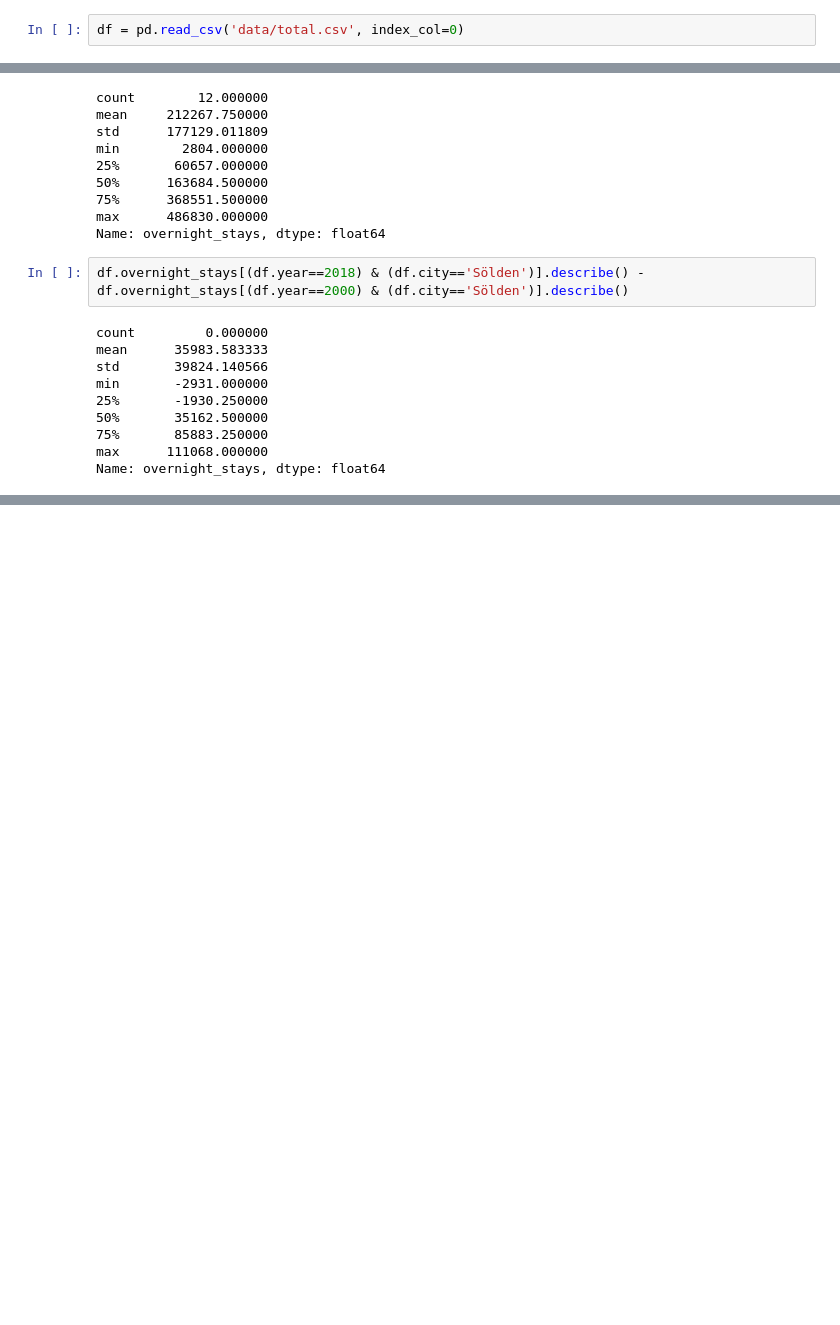
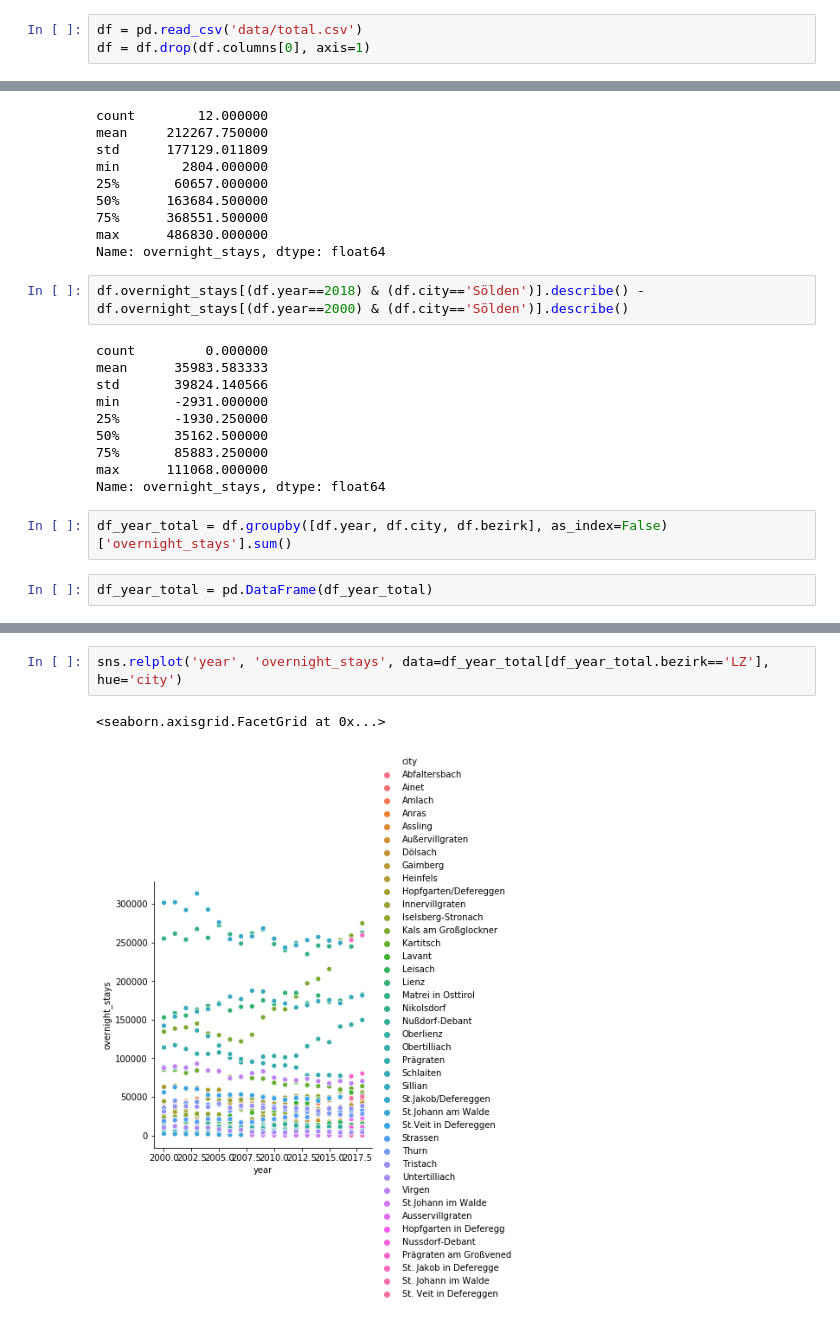
Before and after one commit to thomashon/tourism-analysis-tyrol, a Jupyter notebook: 3-analyses.ipynb, the cells around one changed output, grey strips where cells are left out. Cells and saved outputs as stored; diff of their text form; blank space fills up the shorter version.

Commit message:
groupby

```diff
--- a/3-analyses.ipynb
+++ b/3-analyses.ipynb
@@ -3,7 +3,8 @@ import pandas as pd
 import numpy as np
 import seaborn as sns
 # %%
-df = pd.read_csv('data/total.csv', index_col=0)
+df = pd.read_csv('data/total.csv')
+df = df.drop(df.columns[0], axis=1)
 # %%
 df.head()
 # %% [output]
@@ -101,3 +102,7 @@ min       -2931.000000
 75%       85883.250000
 max      111068.000000
 Name: overnight_stays, dtype: float64
+# %%
+df_year_total = df.groupby([df.year, df.city, df.bezirk], as_index=False)['overnight_stays'].sum()
+# %%
+df_year_total = pd.DataFrame(df_year_total)
@@ -103,0 +130,5 @@ Name: overnight_stays, dtype: float64
+# %%
+sns.relplot('year', 'overnight_stays', data=df_year_total[df_year_total.bezirk=='LZ'], hue='city')
+# %% [output]
+<seaborn.axisgrid.FacetGrid at 0x...>
+[figure, added]
```
Also changed, not shown: parts of 5 cells of this notebook.
